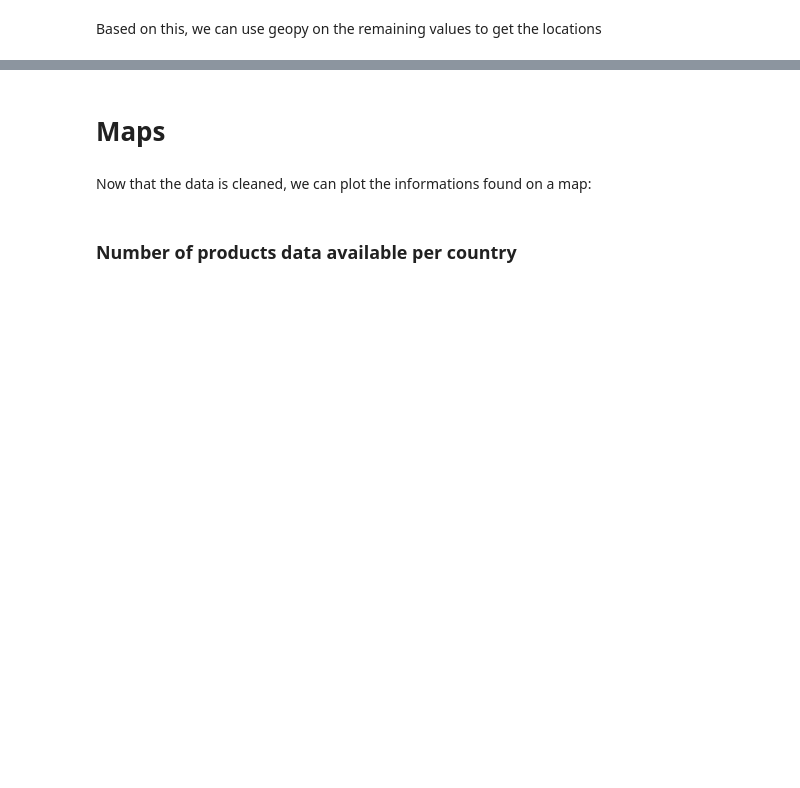
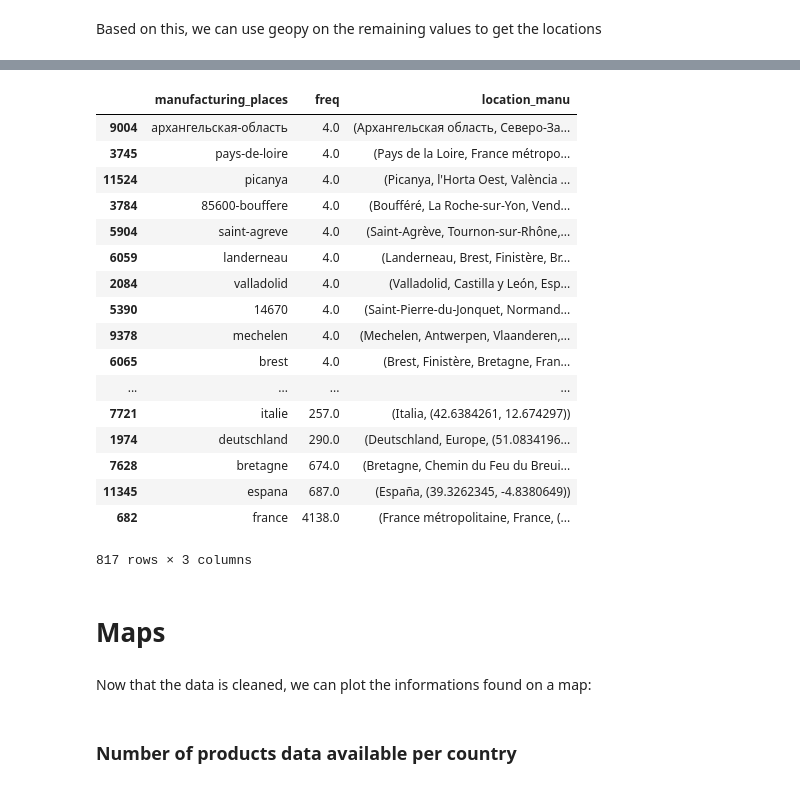
Before and after one commit to coiL10/AdamanTeam, a Jupyter notebook: milestone2.ipynb, the cells around one changed output, grey strips where cells are left out. Drawn from its saved outputs; the diff is of its cells as text; code cells hidden in the pictures; blank space fills up the shorter version.

```diff
--- a/milestone2.ipynb
+++ b/milestone2.ipynb
@@ -496,3 +576,24 @@ pyarrow or fastparquet is required for parquet support
+# %%
+unique_split_manu = np.load('manu_positions.pk1', allow_pickle=True)
+# %% [output]
+|  | manufacturing_places | freq | location_manu |
+| 9004 | архангельская-область | 4.0 | (Архангельская область, Северо-За... |
+| 3745 | pays-de-loire | 4.0 | (Pays de la Loire, France métropo... |
+| 11524 | picanya | 4.0 | (Picanya, l'Horta Oest, València ... |
+| 3784 | 85600-bouffere | 4.0 | (Boufféré, La Roche-sur-Yon, Vend... |
+| 5904 | saint-agreve | 4.0 | (Saint-Agrève, Tournon-sur-Rhône,... |
+| 6059 | landerneau | 4.0 | (Landerneau, Brest, Finistère, Br... |
+| 2084 | valladolid | 4.0 | (Valladolid, Castilla y León, Esp... |
+| 5390 | 14670 | 4.0 | (Saint-Pierre-du-Jonquet, Normand... |
+| 9378 | mechelen | 4.0 | (Mechelen, Antwerpen, Vlaanderen,... |
+| 6065 | brest | 4.0 | (Brest, Finistère, Bretagne, Fran... |
+| ... | ... | ... | ... |
+| 7721 | italie | 257.0 | (Italia, (42.6384261, 12.674297)) |
+| 1974 | deutschland | 290.0 | (Deutschland, Europe, (51.0834196... |
+| 7628 | bretagne | 674.0 | (Bretagne, Chemin du Feu du Breui... |
+| 11345 | espana | 687.0 | (España, (39.3262345, -4.8380649)) |
+| 682 | france | 4138.0 | (France métropolitaine, France, (... |
+817 rows × 3 columns
 # %% [markdown]
 # Maps
 # %% [markdown]
```
Also changed, not shown: parts of 18 cells of this notebook, 2 other files.
